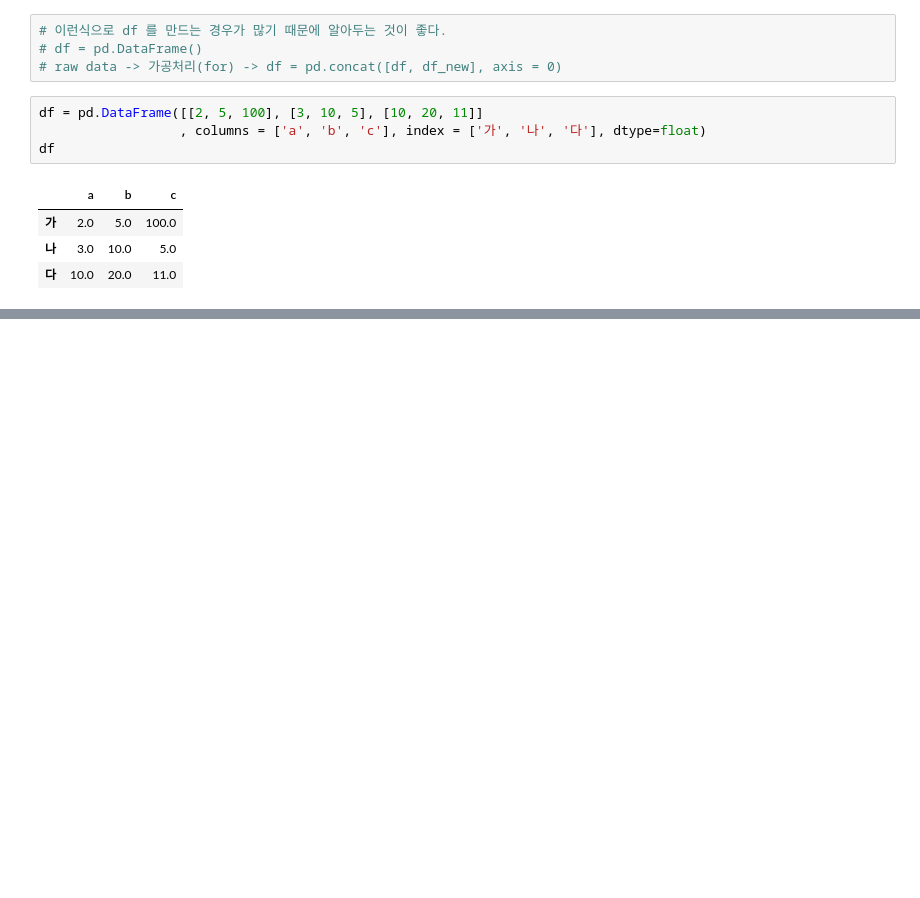
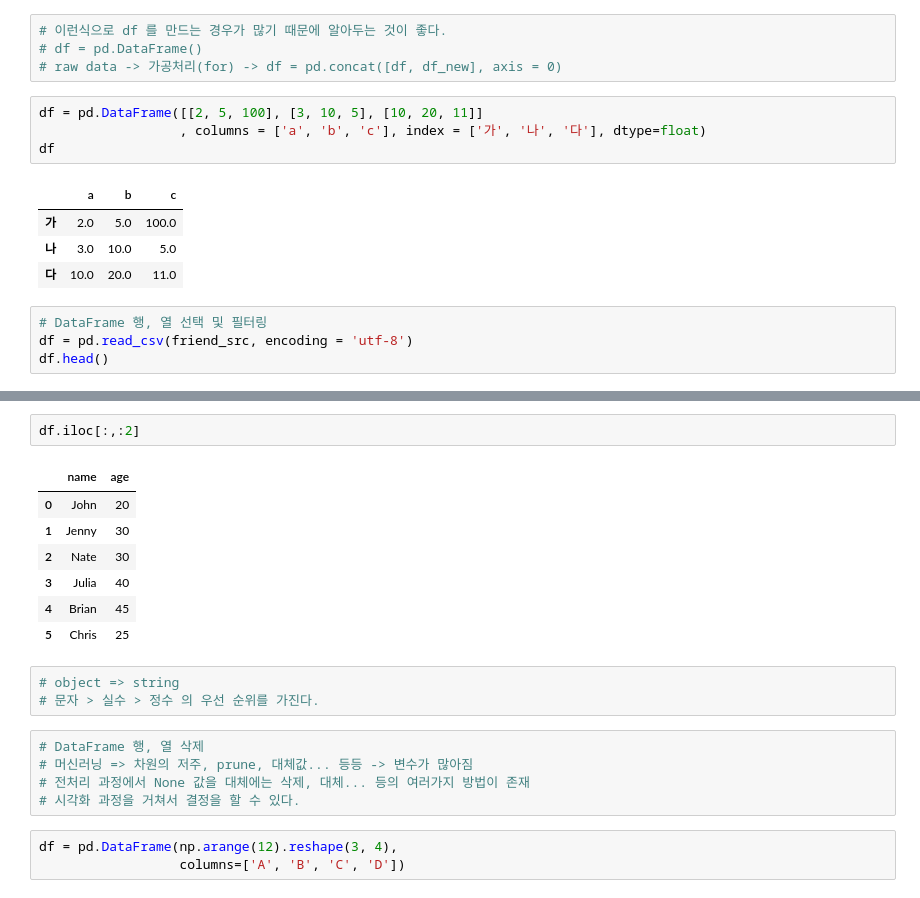
Before and after one commit to gherwt/TIL, a Jupyter notebook: kDT30/DATA ANALIYSIS/DA 정리/모르는 내용, 수업내용/DF_1.ipynb, the cells around one changed output, grey strips where cells are left out. Drawn from its saved outputs; the diff is of its cells as text; blank space fills up the shorter version.

```diff
--- a/kDT30/DATA ANALIYSIS/DA 정리/모르는 내용, 수업내용/DF_1.ipynb
+++ b/kDT30/DATA ANALIYSIS/DA 정리/모르는 내용, 수업내용/DF_1.ipynb
@@ -146,3 +146,7 @@ df
 | 가 | 2.0 | 5.0 | 100.0 |
 | 나 | 3.0 | 10.0 | 5.0 |
 | 다 | 10.0 | 20.0 | 11.0 |
+# %%
+# DataFrame 행, 열 선택 및 필터링
+df = pd.read_csv(friend_src, encoding = 'utf-8')
+df.head()
@@ -148,0 +210,21 @@ df
+# %%
+df.iloc[:,:2]
+# %% [output]
+|  | name | age |
+| 0 | John | 20 |
+| 1 | Jenny | 30 |
+| 2 | Nate | 30 |
+| 3 | Julia | 40 |
+| 4 | Brian | 45 |
+| 5 | Chris | 25 |
+# %%
+# object => string
+# 문자 > 실수 > 정수 의 우선 순위를 가진다.
+# %%
+# DataFrame 행, 열 삭제
+# 머신러닝 => 차원의 저주, prune, 대체값... 등등 -> 변수가 많아짐
+# 전처리 과정에서 None 값을 대체에는 삭제, 대체... 등의 여러가지 방법이 존재
+# 시각화 과정을 거쳐서 결정을 할 수 있다.
+# %%
+df = pd.DataFrame(np.arange(12).reshape(3, 4),
+                  columns=['A', 'B', 'C', 'D'])
```
Also changed, not shown: parts of 14 cells of this notebook, 1 other file.
